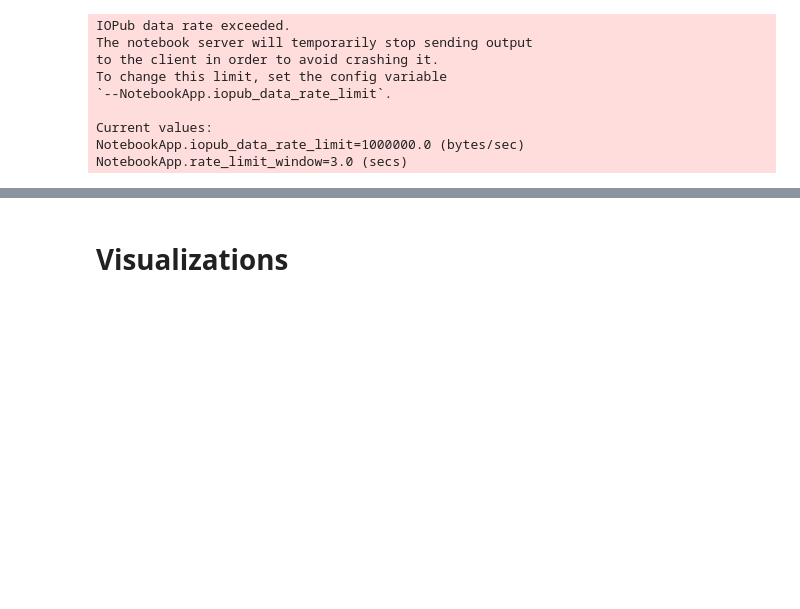
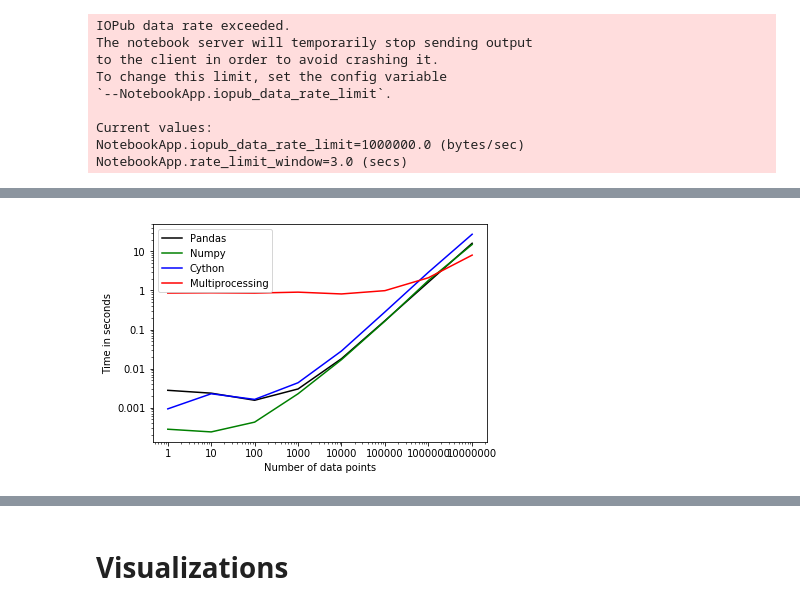
Before and after one commit to carlaint/OII_Python_Hi_Performance, a Jupyter notebook: Summative.ipynb, the cells around one changed output, grey strips where cells are left out. Cells and saved outputs as stored; diff of their text form; code cells hidden in the pictures; blank space fills up the shorter version.

```diff
--- a/Summative.ipynb
+++ b/Summative.ipynb
@@ -462,0 +510,20 @@ results: 8062.006474 ms
+# %%
+#with number formatting
+fig, ax = plt.subplots()#figsize=(10, 5))
+ax.plot(x, pandas, 'black', label = 'Pandas')
+ax.plot(x, numpy, 'g', label = 'Numpy')
+ax.plot(x, cyth,'b', label = 'Cython')
+ax.plot(x, bm_multi, 'r', label = 'Multiprocessing')
+ax.legend(loc='upper left')
+
+ax.loglog()
+ax.set_ylabel("Time in seconds")
+ax.set_xlabel("Number of data points")
+
+import matplotlib.ticker as ticker
+
+ax.yaxis.set_major_formatter(ticker.FuncFormatter(lambda y,pos: ('{{:.{:1d}f}}'.format(int(np.maximum(-np.log10(y),0)))).format(y)))
+ax.xaxis.set_major_formatter(ticker.FuncFormatter(lambda y,pos: ('{{:.{:1d}f}}'.format(int(np.maximum(-np.log10(y),0)))).format(y)))
+plt.show()
+# %% [output]
+[figure, added]
```
Also changed, not shown: parts of 18 cells of this notebook.
